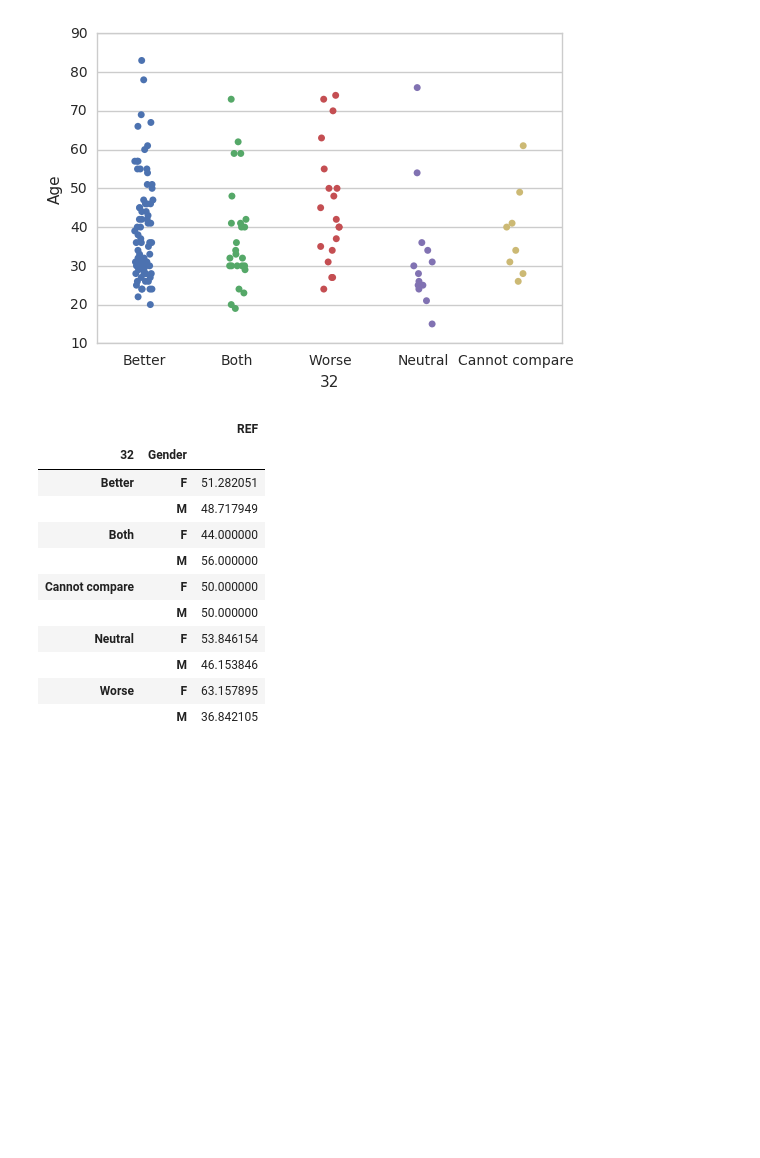
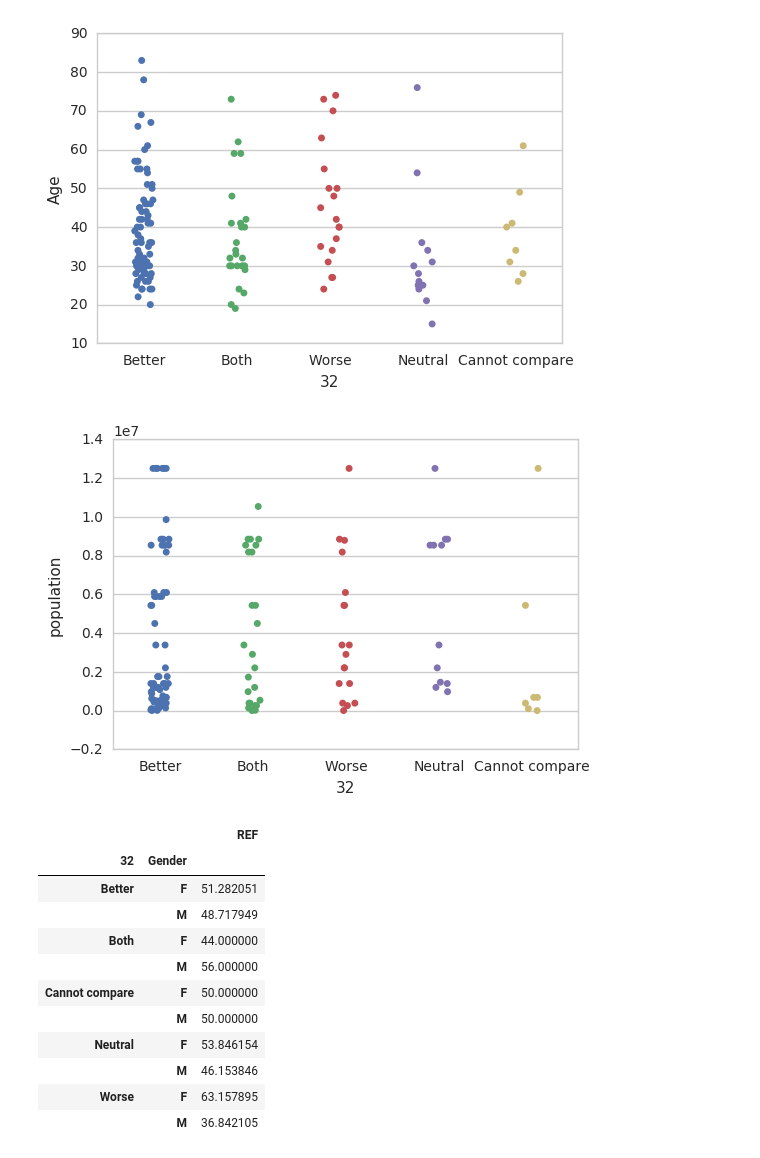
Before and after one commit to emaulandi/20-questions-to-the-world-data, a Jupyter notebook: analysis/20Q_analysis.ipynb, the cells around one changed output. Drawn from its saved outputs; the diff is of its cells as text; code cells hidden in the pictures; blank space fills up the shorter version.

```diff
--- a/20Q_analysis.ipynb
+++ b/analysis/20Q_analysis.ipynb
@@ -134,6 +259,12 @@ sns.stripplot(x="32", y="Age", data=df_32, jitter=True);
 #heat map ? https://seaborn.pydata.org/generated/seaborn.heatmap.html#seaborn.heatmap
 # %% [output]
 [figure]
+# %%
+df_32_pop = df_32[ (df_32['population'] != 'Not found') & (df_32['population'] != 'City not found') ]
+#df_32_pop['population'].describe()
+sns.stripplot(x="32", y="population", data=df_32_pop, jitter=True);
+# %% [output]
+[figure, added]
 # %%
 summary32 = df_32.groupby(['32','Gender']).agg({'REF': 'count'})
 # % compared to given category of 32
```
Also changed, not shown: parts of 18 cells of this notebook, 4 other files.
